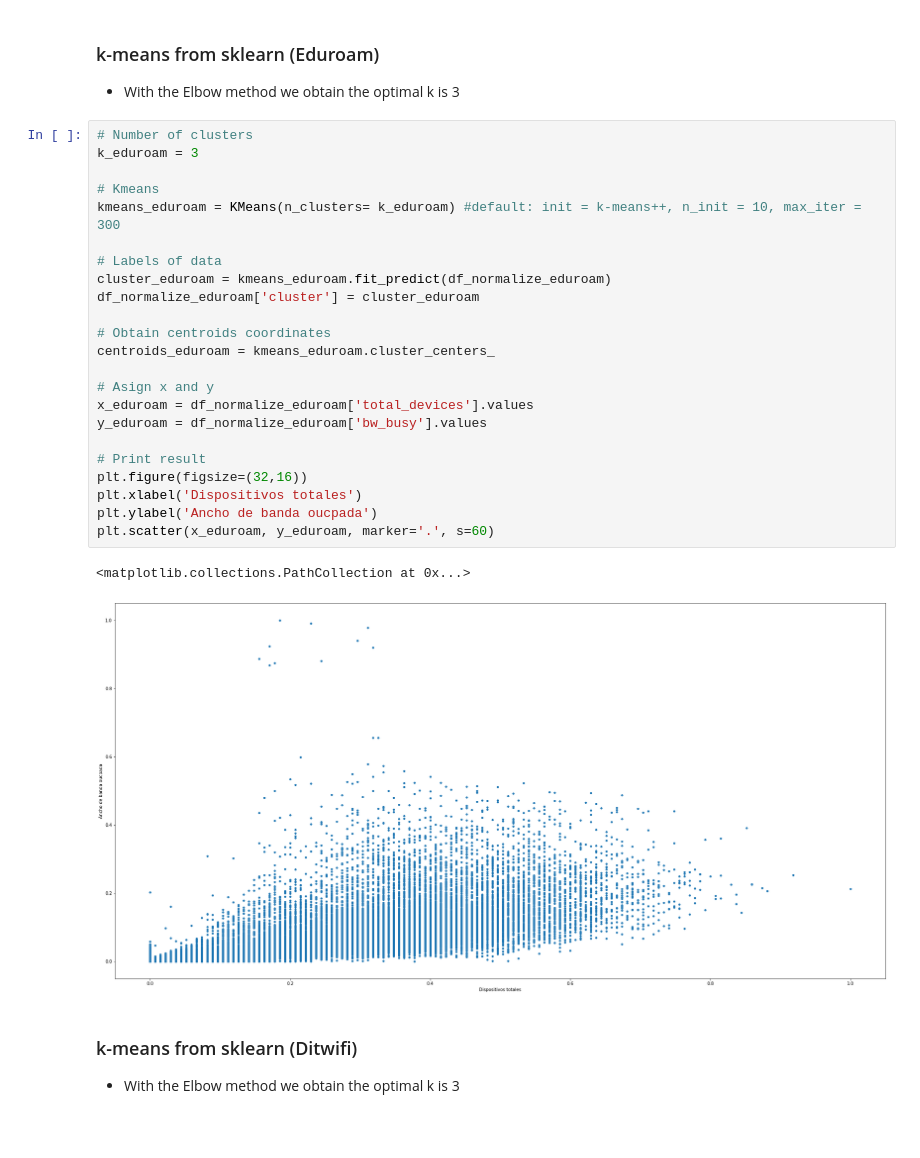
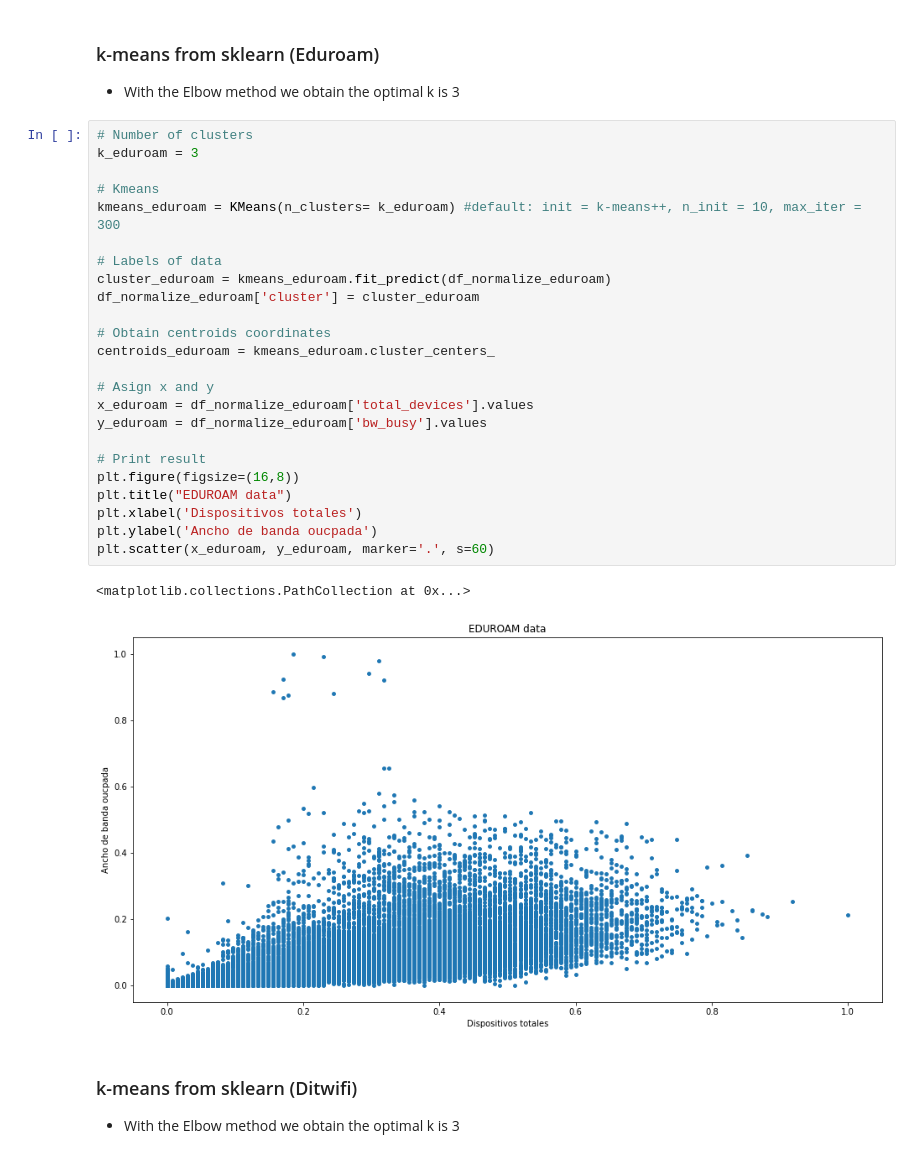
Before and after one commit to alvaroanua/TFG, a Jupyter notebook: Kmean/KMEAN_Dublin_Manianas.ipynb, the cells around one changed output. Cells and saved outputs as stored; diff of their text form; blank space fills up the shorter version.

```diff
--- a/Kmean/KMEAN_Dublin_Manianas.ipynb
+++ b/Kmean/KMEAN_Dublin_Manianas.ipynb
@@ -362,29 +347,30 @@ plt.show()
 # %%
 # Number of clusters
 k_eduroam = 3
 
 # Kmeans
 kmeans_eduroam = KMeans(n_clusters= k_eduroam) #default: init = k-means++, n_init = 10, max_iter = 300
 
 # Labels of data
 cluster_eduroam = kmeans_eduroam.fit_predict(df_normalize_eduroam)
 df_normalize_eduroam['cluster'] = cluster_eduroam
 
 # Obtain centroids coordinates
 centroids_eduroam = kmeans_eduroam.cluster_centers_
 
 # Asign x and y
 x_eduroam = df_normalize_eduroam['total_devices'].values
 y_eduroam = df_normalize_eduroam['bw_busy'].values
 
 # Print result
-plt.figure(figsize=(32,16))
+plt.figure(figsize=(16,8))
+plt.title("EDUROAM data")
 plt.xlabel('Dispositivos totales')
 plt.ylabel('Ancho de banda oucpada')
 plt.scatter(x_eduroam, y_eduroam, marker='.', s=60)
 # %% [output]
 <matplotlib.collections.PathCollection at 0x...>
-[figure, old version]
+[figure, new version]
 # %% [markdown]
 ### k-means from sklearn (Ditwifi)
 * With the Elbow method we obtain the optimal k is 3
```
Also changed, not shown: parts of 19 cells of this notebook.
